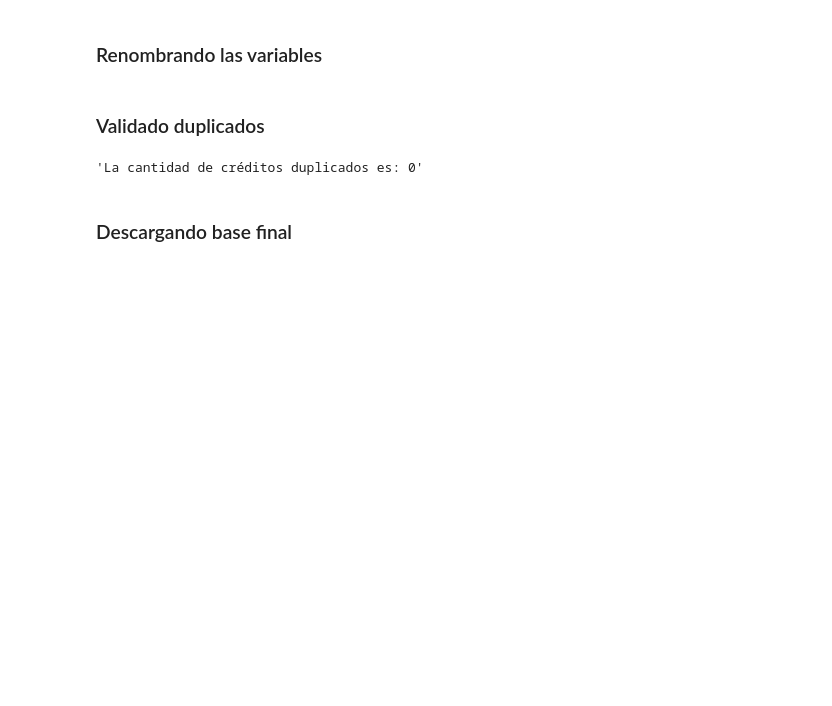
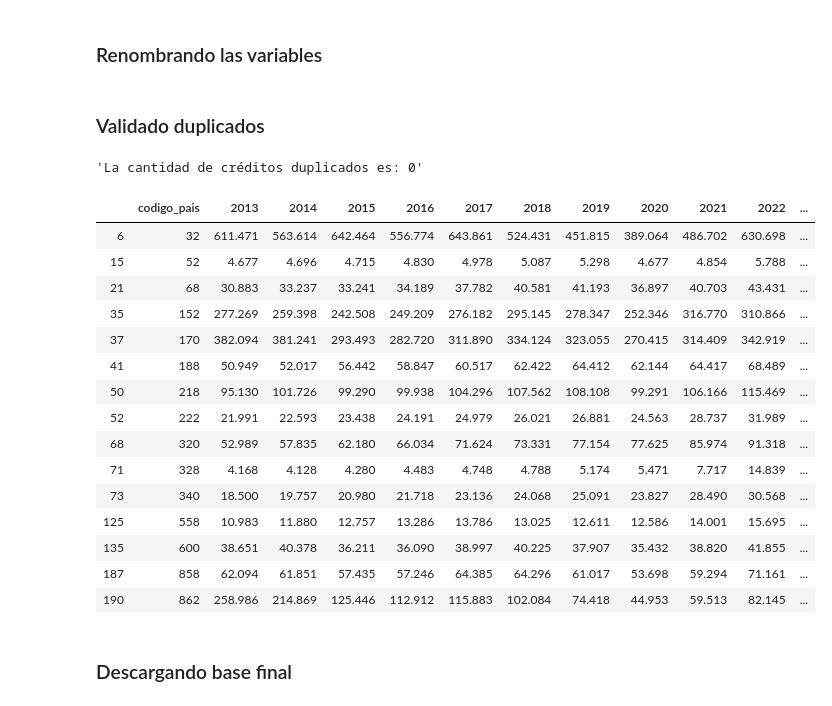
Before and after one commit to NataliaGonzalezPalacios/Limpieza_Transformaci-n_BBDD_G3, a Jupyter notebook: Limpieza_Transformación/Limpieza_GDP.ipynb, the cells around one changed output. Saved outputs shown, nothing was run; the diff lists cells and outputs as text; code cells hidden in the pictures; blank space fills up the shorter version.

```diff
--- a/Limpieza_Transformación/Limpieza_GDP.ipynb
+++ b/Limpieza_Transformación/Limpieza_GDP.ipynb
@@ -158,6 +158,25 @@ duplicados= bbdd_4[bbdd_4.duplicated(['codigo_pais'], keep=False)]
 display('La cantidad de créditos duplicados es: ' + str(duplicados.shape[0]))
 # %% [output]
 'La cantidad de créditos duplicados es: 0'
+# %%
+bbdd_4
+# %% [output]
+|  | codigo_pais | 2013 | 2014 | 2015 | 2016 | 2017 | 2018 | 2019 | 2020 | 2021 | 2022 | ... |
+| 6 | 32 | 611.471 | 563.614 | 642.464 | 556.774 | 643.861 | 524.431 | 451.815 | 389.064 | 486.702 | 630.698 | ... |
+| 15 | 52 | 4.677 | 4.696 | 4.715 | 4.830 | 4.978 | 5.087 | 5.298 | 4.677 | 4.854 | 5.788 | ... |
+| 21 | 68 | 30.883 | 33.237 | 33.241 | 34.189 | 37.782 | 40.581 | 41.193 | 36.897 | 40.703 | 43.431 | ... |
+| 35 | 152 | 277.269 | 259.398 | 242.508 | 249.209 | 276.182 | 295.145 | 278.347 | 252.346 | 316.770 | 310.866 | ... |
+| 37 | 170 | 382.094 | 381.241 | 293.493 | 282.720 | 311.890 | 334.124 | 323.055 | 270.415 | 314.409 | 342.919 | ... |
+| 41 | 188 | 50.949 | 52.017 | 56.442 | 58.847 | 60.517 | 62.422 | 64.412 | 62.144 | 64.417 | 68.489 | ... |
+| 50 | 218 | 95.130 | 101.726 | 99.290 | 99.938 | 104.296 | 107.562 | 108.108 | 99.291 | 106.166 | 115.469 | ... |
+| 52 | 222 | 21.991 | 22.593 | 23.438 | 24.191 | 24.979 | 26.021 | 26.881 | 24.563 | 28.737 | 31.989 | ... |
+| 68 | 320 | 52.989 | 57.835 | 62.180 | 66.034 | 71.624 | 73.331 | 77.154 | 77.625 | 85.974 | 91.318 | ... |
+| 71 | 328 | 4.168 | 4.128 | 4.280 | 4.483 | 4.748 | 4.788 | 5.174 | 5.471 | 7.717 | 14.839 | ... |
+| 73 | 340 | 18.500 | 19.757 | 20.980 | 21.718 | 23.136 | 24.068 | 25.091 | 23.827 | 28.490 | 30.568 | ... |
+| 125 | 558 | 10.983 | 11.880 | 12.757 | 13.286 | 13.786 | 13.025 | 12.611 | 12.586 | 14.001 | 15.695 | ... |
+| 135 | 600 | 38.651 | 40.378 | 36.211 | 36.090 | 38.997 | 40.225 | 37.907 | 35.432 | 38.820 | 41.855 | ... |
+| 187 | 858 | 62.094 | 61.851 | 57.435 | 57.246 | 64.385 | 64.296 | 61.017 | 53.698 | 59.294 | 71.161 | ... |
+| 190 | 862 | 258.986 | 214.869 | 125.446 | 112.912 | 115.883 | 102.084 | 74.418 | 44.953 | 59.513 | 82.145 | ... |
 # %% [markdown]
 ### Descargando base final
 # %%
```
Also changed, not shown: parts of 1 cell of this notebook, 1 other file.
